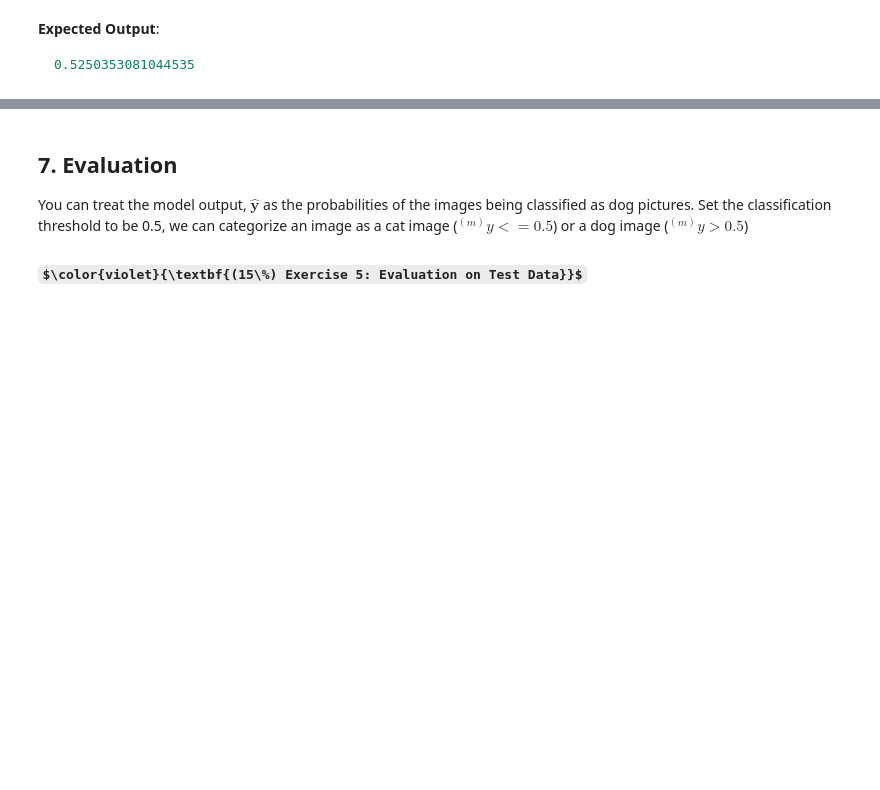
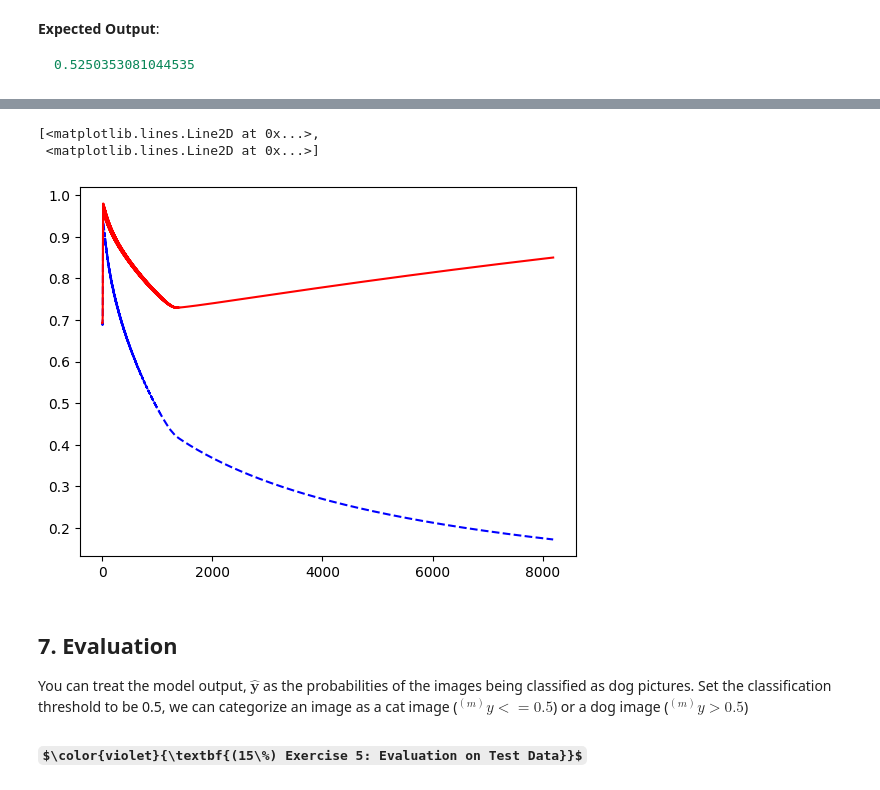
Before and after one commit to linzhangUCA/3321tpl-cat_vs_dog-n11, a Jupyter notebook: logistic_regression.ipynb, the cells around one changed output, grey strips where cells are left out. Drawn from its saved outputs; the diff is of its cells as text; code cells hidden in the pictures; some formulas as TeX source; blank space fills up the shorter version.

```diff
--- a/logistic_regression.ipynb
+++ b/logistic_regression.ipynb
@@ -310,39 +313,39 @@ Thus,
 # %%
-
 ### START CODE HERE ### (≈ 12 lines of code)
-def grad(prediction, target, feature):
+def grad(predictions, labels, in_features):
     """ Gradient function with sigmoid activation
     Args:
-        prediction: model predicted value, a 2d array with shape (# samples, 1)
-        target: labeled value from data set, a 2d array with shape (# samples, 1)
-        feature: feature matrix, a 2d array with shape (# samples, # pixels)
+        predictions: model predicted value, a 2d array with shape (# samples, 1)
+        labels: labeled value from data set, a 2d array with shape (# samples, 1)
+        in_features: feature matrix, a 2d array with shape (# samples, # pixels)
     Returns:
-        dL_dw: row vector of BCE loss partial derivatives w.r.t. weights, 2d array with shape (1, # features)
-        dL_db: scalar of BCE loss partial derivatives w.r.t. bias
+        dw: row vector of BCE loss partial derivatives w.r.t. weights, 2d array with shape (1, # features)
+        db: scalar of BCE loss partial derivatives w.r.t. bias
     """
-    dL_dw = None
-    dL_db = None
+    dw = 1 / labels.shape[0] * (predictions - labels).T @ in_features
+    db = np.mean(predictions - labels)
 
-    return dL_dw, dL_db
+    return dw, db
 
 # Initialize parameters
-w = None
-b = None
-num_iters = None
-learning_rate = None
+w = np.random.normal(0, 1e-4, (1, features_train.shape[1]))
+b = np.random.normal(0, 1e-4)
+num_iters = 8192
+learning_rate = 0.001
 losses_train, losses_test = [], []
 # Optimization loop
 for i in range(num_iters):
-    pred_train = None
-    dw, db = None
-    loss_train = None
-    loss_test = binary_cross_entropy_loss(forward(feature_test, w, b), target_test)
-    w = None
-    b = None
+    preds_train = forward(features_train, w, b)
+    loss_train = bce_loss(preds_train, labels_train)
+    loss_test = bce_loss(forward(features_test, w, b), labels_test)
     print(f"Iteration {i+1} training loss: {loss_train}, test loss: {loss_test}")
     losses_train.append(loss_train)
     losses_test.append(loss_test)
+    dw, db = grad(preds_train, labels_train, features_train)
+    w = w - learning_rate * dw
+    b = b - learning_rate * db
 ### END CODE HERE ###
 
 
 plt.plot(range(num_iters), losses_train, 'b--', range(num_iters), losses_test, 'r')
+# %% [output]
@@ -349,3 +369,6 @@ plt.plot(range(num_iters), losses_train, 'b--', range(num_iters), losses_test, '
+[<matplotlib.lines.Line2D at 0x...>,
+ <matplotlib.lines.Line2D at 0x...>]
+[figure, added]
 # %% [markdown]
 ## 7. Evaluation
 You can treat the model output, $\mathbf{\hat{y}}$ as the probabilities of the images being classified as dog pictures. Set the classification threshold to be 0.5, we can categorize an image as a cat image ($^{(m)}y <= 0.5$) or a dog image ($^{(m)}y > 0.5$)
```
Also changed, not shown: parts of 8 cells of this notebook.
